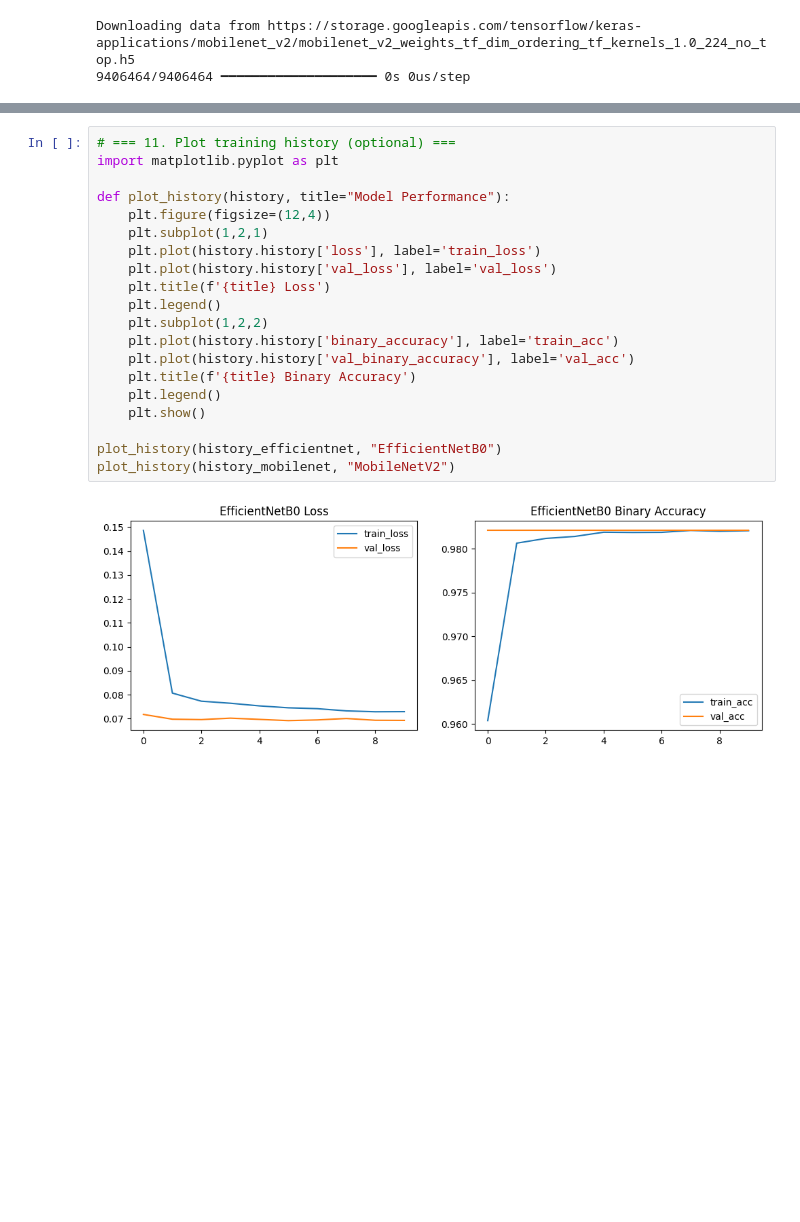
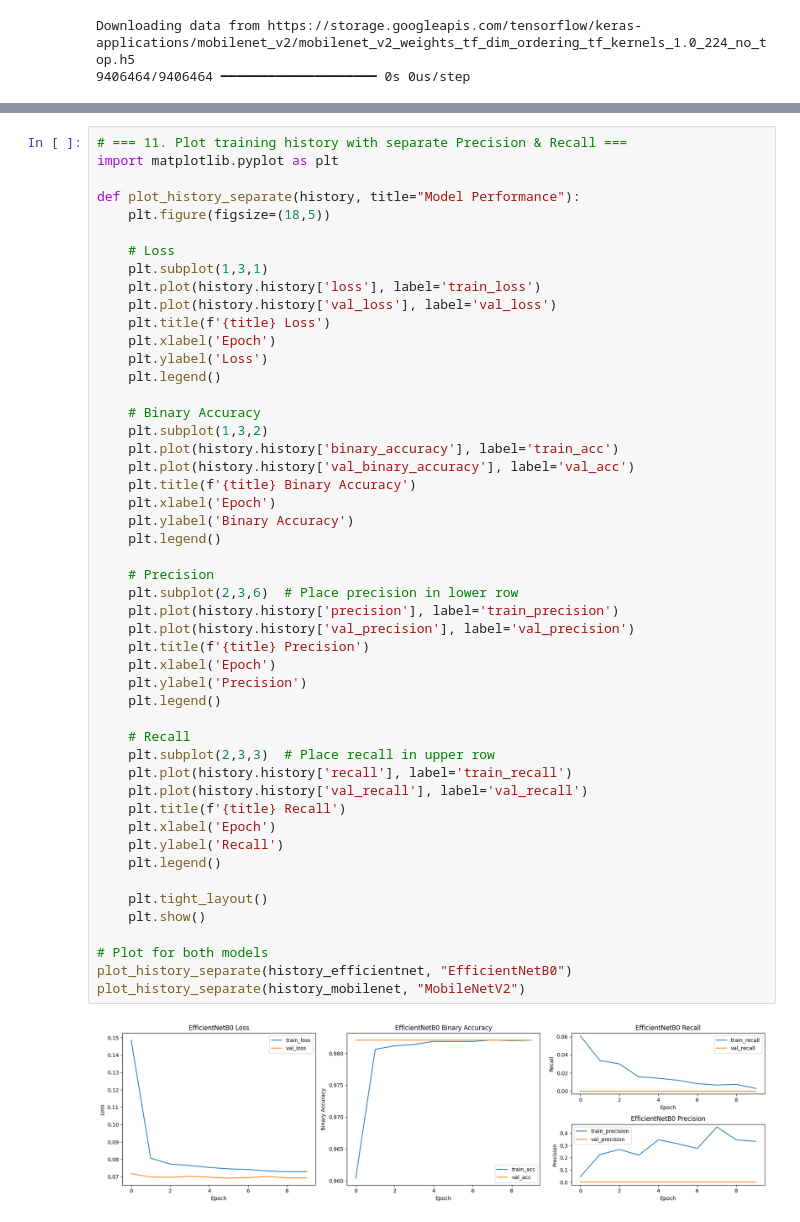
Before and after one commit to NoraHK3/DataSciProject, a Jupyter notebook: Model_Attempt2.ipynb, the cells around one changed output, grey strips where cells are left out. Drawn from its saved outputs; the diff is of its cells as text; blank space fills up the shorter version.

```diff
--- a/Model_Attempt2.ipynb
+++ b/Model_Attempt2.ipynb
@@ -260,24 +260,53 @@ Epoch 9/10
 Epoch 10/10
 54/54 ━━━━━━━━━━━━━━━━━━━━ 42s 760ms/step - auc: 0.9996 - binary_accuracy: 0.9975 - loss: 0.0097 - precision: 0.9672 - recall: 0.8926 - val_auc: 0.9987 - val_binary_accuracy: 0.9957 - val_loss: 0.0122 ...
 # %%
-# === 11. Plot training history (optional) ===
+# === 11. Plot training history with separate Precision & Recall ===
 import matplotlib.pyplot as plt
 
-def plot_history(history, title="Model Performance"):
-    plt.figure(figsize=(12,4))
-    plt.subplot(1,2,1)
+def plot_history_separate(history, title="Model Performance"):
+    plt.figure(figsize=(18,5))
+
+    # Loss
+    plt.subplot(1,3,1)
     plt.plot(history.history['loss'], label='train_loss')
     plt.plot(history.history['val_loss'], label='val_loss')
     plt.title(f'{title} Loss')
+    plt.xlabel('Epoch')
+    plt.ylabel('Loss')
     plt.legend()
-    plt.subplot(1,2,2)
+
+    # Binary Accuracy
+    plt.subplot(1,3,2)
     plt.plot(history.history['binary_accuracy'], label='train_acc')
     plt.plot(history.history['val_binary_accuracy'], label='val_acc')
     plt.title(f'{title} Binary Accuracy')
+    plt.xlabel('Epoch')
+    plt.ylabel('Binary Accuracy')
     plt.legend()
+
+    # Precision
+    plt.subplot(2,3,6)  # Place precision in lower row
+    plt.plot(history.history['precision'], label='train_precision')
+    plt.plot(history.history['val_precision'], label='val_precision')
+    plt.title(f'{title} Precision')
+    plt.xlabel('Epoch')
+    plt.ylabel('Precision')
+    plt.legend()
+
+    # Recall
+    plt.subplot(2,3,3)  # Place recall in upper row
+    plt.plot(history.history['recall'], label='train_recall')
+    plt.plot(history.history['val_recall'], label='val_recall')
+    plt.title(f'{title} Recall')
+    plt.xlabel('Epoch')
+    plt.ylabel('Recall')
+    plt.legend()
+
+    plt.tight_layout()
     plt.show()
 
-plot_history(history_efficientnet, "EfficientNetB0")
-plot_history(history_mobilenet, "MobileNetV2")
+# Plot for both models
+plot_history_separate(history_efficientnet, "EfficientNetB0")
+plot_history_separate(history_mobilenet, "MobileNetV2")
 # %% [output]
-[figure, old version]
+[figure, new version]
```
Also changed, not shown: parts of 2 cells of this notebook.
